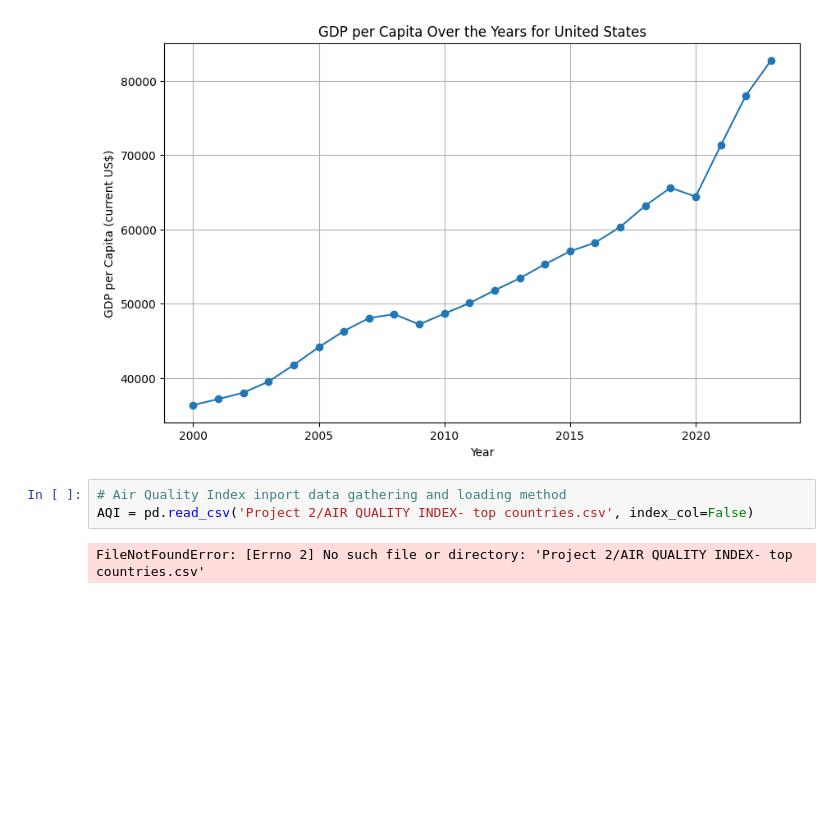
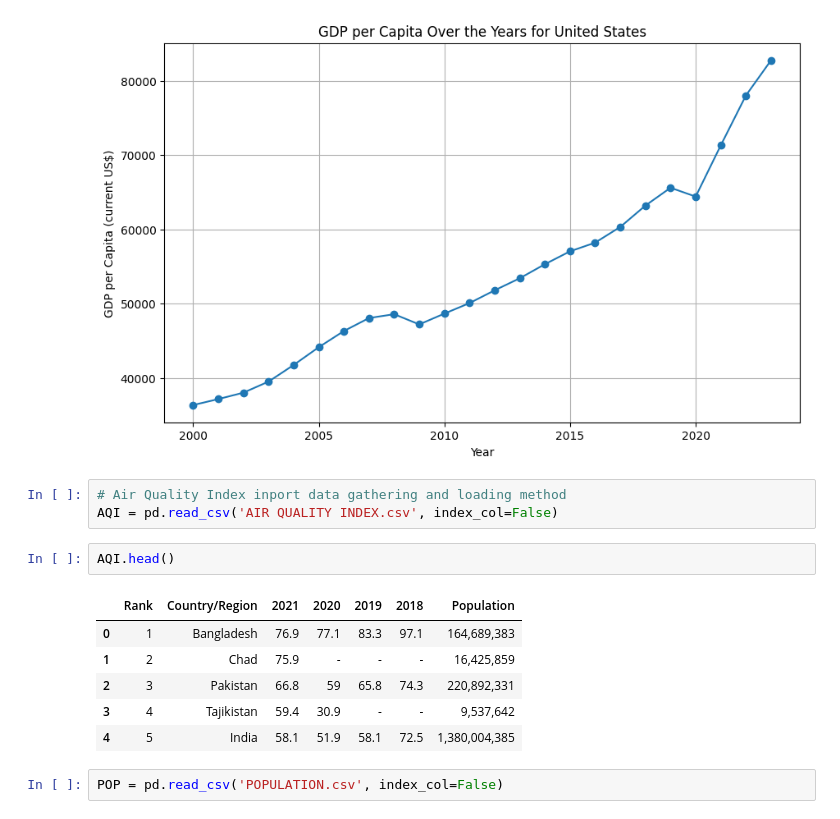
Before and after one commit to JonathanPrentice/Udacity-Data-Analyst-Nanodegree, a Jupyter notebook: Project 2/Project 2 Start.ipynb, the cells around one changed output. Cells and saved outputs as stored; diff of their text form; blank space fills up the shorter version.

```diff
--- a/Project 2/Project 2 Start.ipynb
+++ b/Project 2/Project 2 Start.ipynb
@@ -88,6 +86,15 @@ plt.show()
 [figure]
 # %%
 # Air Quality Index inport data gathering and loading method
-AQI = pd.read_csv('Project 2/AIR QUALITY INDEX- top countries.csv', index_col=False)
+AQI = pd.read_csv('AIR QUALITY INDEX.csv', index_col=False)
-# %% [output]
-FileNotFoundError: [Errno 2] No such file or directory: 'Project 2/AIR QUALITY INDEX- top countries.csv'
+# %%
+AQI.head()
+# %% [output]
+|  | Rank | Country/Region | 2021 | 2020 | 2019 | 2018 | Population |
+| 0 | 1 | Bangladesh | 76.9 | 77.1 | 83.3 | 97.1 | 164,689,383 |
+| 1 | 2 | Chad | 75.9 | - | - | - | 16,425,859 |
+| 2 | 3 | Pakistan | 66.8 | 59 | 65.8 | 74.3 | 220,892,331 |
+| 3 | 4 | Tajikistan | 59.4 | 30.9 | - | - | 9,537,642 |
+| 4 | 5 | India | 58.1 | 51.9 | 58.1 | 72.5 | 1,380,004,385 |
+# %%
+POP = pd.read_csv('POPULATION.csv', index_col=False)
```
Also changed, not shown: parts of 6 cells of this notebook.
